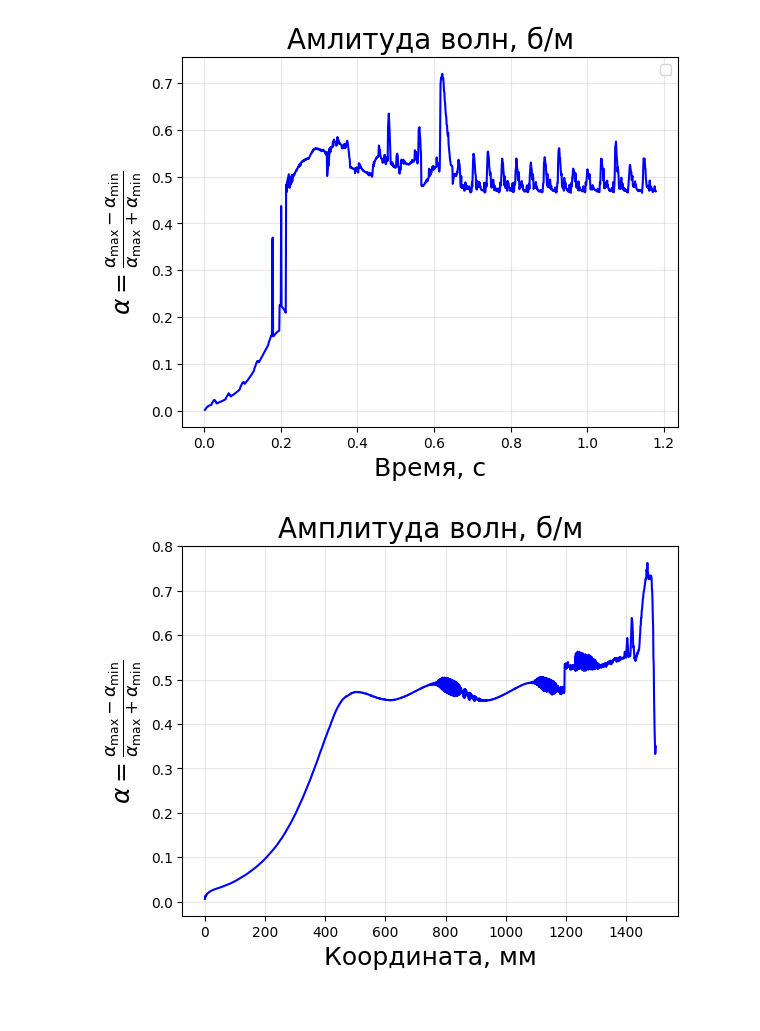
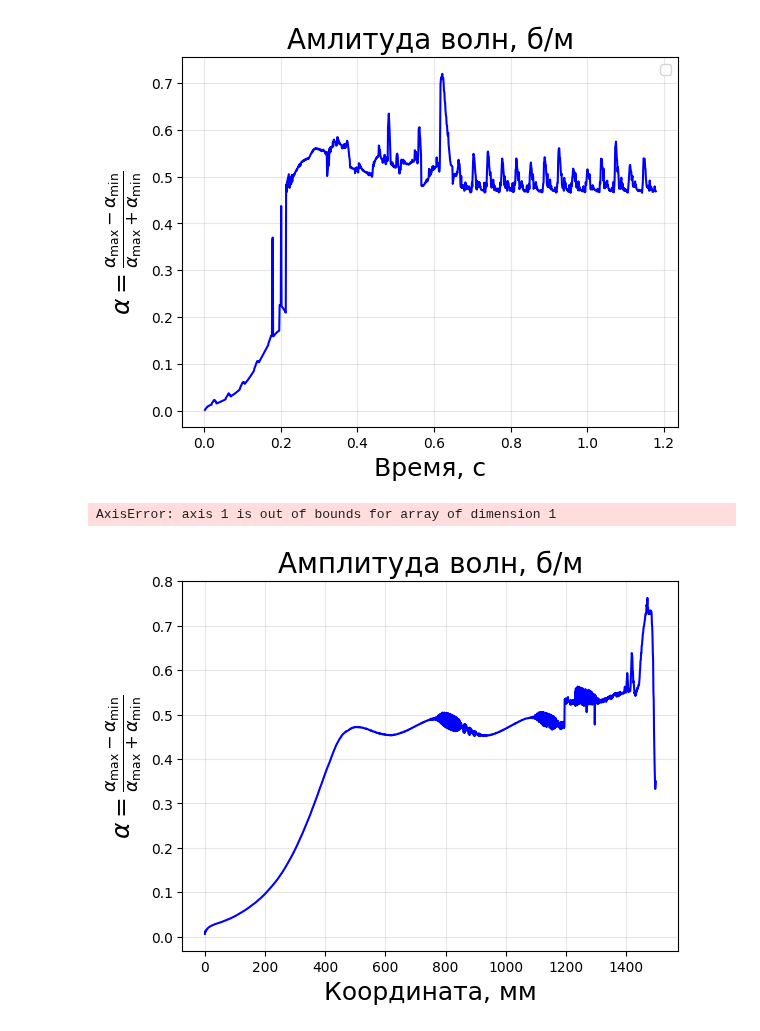
Before and after one commit to UlyanaGru/Fourier, a Jupyter notebook: test.ipynb, the cells around one changed output. Saved outputs shown, nothing was run; the diff lists cells and outputs as text; code cells hidden in the pictures.

```diff
--- a/test.ipynb
+++ b/test.ipynb
@@ -214,8 +216,8 @@ for i in range(nx_max):
     peaks_values_min.append(data_slice[peaks_min])
     #берем последний максимум и минимум для расчета амплитуды
     if len(peaks_max) > 0 and len(peaks_min) > 0:
-        current_max = np.max(data_slice[peaks_max])
-        current_min = np.min(data_slice[peaks_min])
+        current_max = np.max(data_slice[peaks_max], axis=1)
+        current_min = np.min(data_slice[peaks_min], axis=1)
         max_peaks.append(current_max)
         min_peaks.append(current_min)
         if current_max + current_min != 0:
@@ -230,4 +232,32 @@ plt.grid(True, alpha=0.3)
 plt.title(f'Амплитуда волн, б/м', fontsize=20)
 plt.show()
 # %% [output]
-[figure, removed]
+AxisError: axis 1 is out of bounds for array of dimension 1
+# %%
+peaks_ind_max = []
+peaks_ind_min = []
+ampl_waves = []
+
+for i in range(nx_max):
+    data_slice = data[index:, i]
+    diff = np.diff(data_slice)
+    maxima = np.where((diff[:-1] > 0) & (diff[1:] < 0))[0] + 1
+    minima = np.where((diff[:-1] < 0) & (diff[1:] > 0))[0] + 1
+    peaks_ind_max.append(maxima)
+    peaks_ind_min.append(minima)
+    if len(maxima) > 0 and len(minima) > 0:
+        current_max = np.max(data_slice[maxima])
+        current_min = np.min(data_slice[minima])
+        amplitude = (current_max - current_min) / (current_max + current_min)
+        ampl_waves.append(amplitude)
+    else:
+        ampl_waves.append(0)
+# %%
+plt.plot(x_coords, ampl_waves, 'b-')
+plt.xlabel('Координата, мм', fontsize=18)
+plt.ylabel(r'$\alpha = \frac{\alpha_{\max} - \alpha_{\min}}{\alpha_{\max} + \alpha_{\min}}$', fontsize=18)
+plt.grid(True, alpha=0.3)
+plt.title(f'Амплитуда волн, б/м', fontsize=20)
+plt.show()
+# %% [output]
+[figure, added]
```
Also changed, not shown: parts of 2 cells of this notebook.
